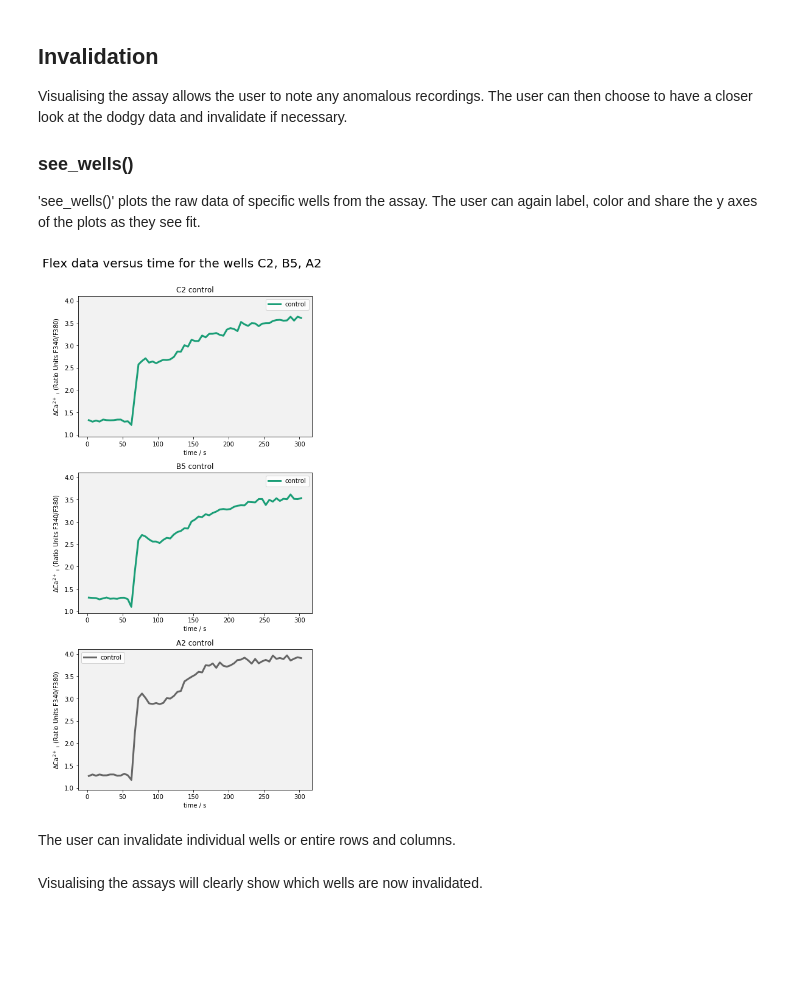
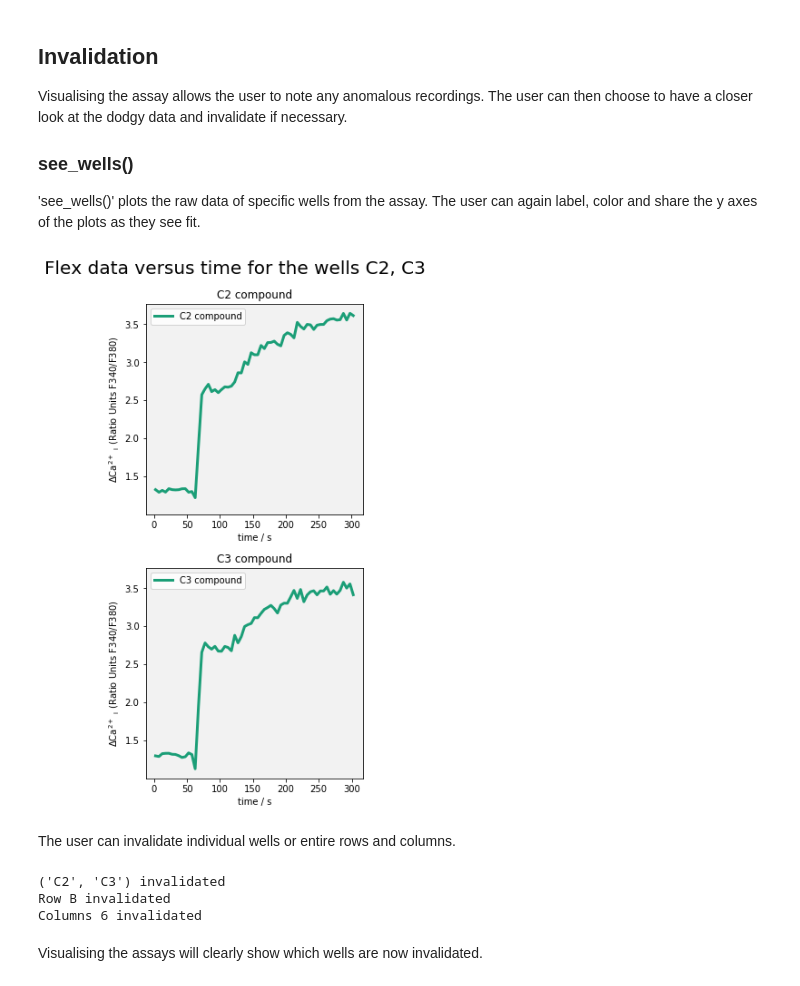
Before and after one commit to lawrencecollins/Ca-Flex-Analysis, a Jupyter notebook: Calcium Flex Analysis Demo Notebook.ipynb, the cells around one changed output. Cells and saved outputs as stored; diff of their text form; code cells hidden in the pictures; blank space fills up the shorter version.

```diff
--- a/Calcium Flex Analysis Demo Notebook.ipynb
+++ b/Calcium Flex Analysis Demo Notebook.ipynb
@@ -89,11 +92,11 @@ Visualising the assay allows the user to note any anomalous recordings. The user
 'see_wells()' plots the raw data of specific wells from the assay. The user can again label, color and share the y axes of the plots as they see fit.
 # %%
 # specific wells that look dodgy
-dodgy = "C2", "B5", "A2"
-
+dodgy = "C2", "C3"
+type(dodgy)
 plate1.see_wells(dodgy)
 # %% [output]
-[figure, old version]
+[figure, new version]
 # %% [markdown]
 The user can invalidate individual wells or entire rows and columns.
 # %%
@@ -102,6 +105,10 @@ plate1.invalidate_wells(dodgy)
 plate1.invalidate_rows('B')
 
 plate1.invalidate_cols(6)
+# %% [output]
+('C2', 'C3') invalidated
+Row B invalidated
+Columns 6 invalidated
 # %% [markdown]
 Visualising the assays will clearly show which wells are now invalidated.
 # %%
```
Also changed, not shown: parts of 26 cells of this notebook.
